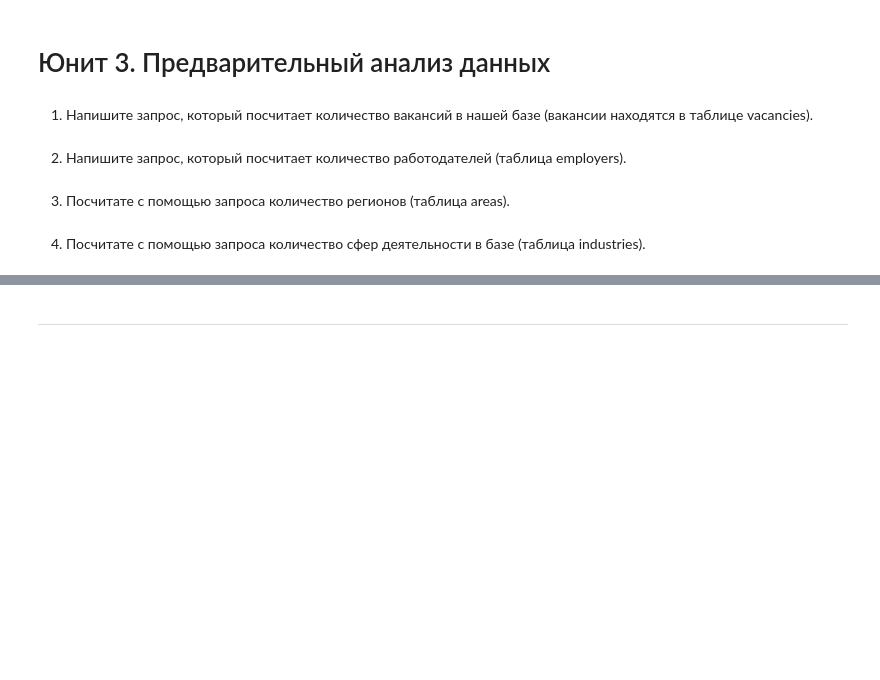
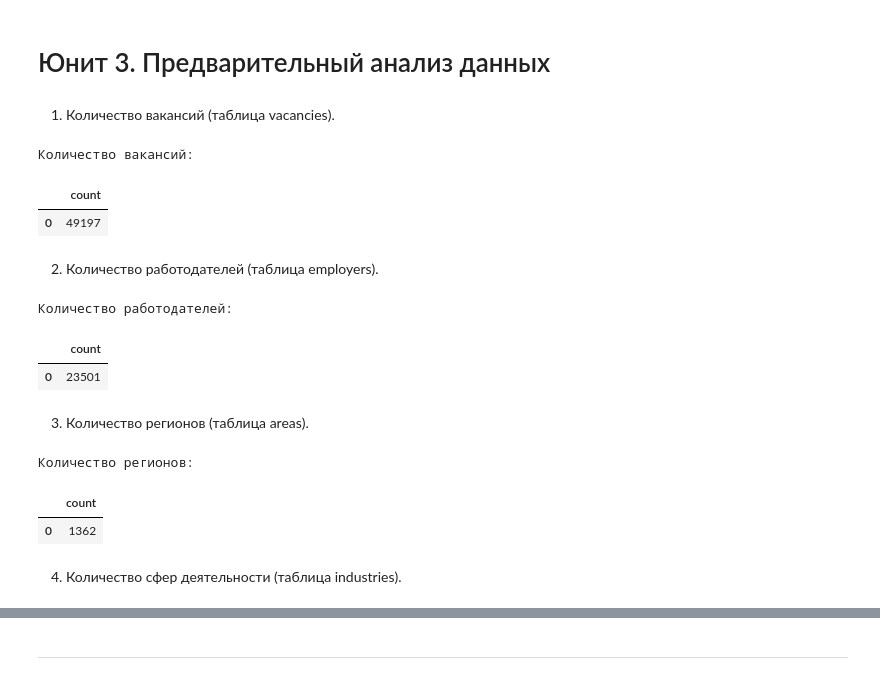
Before and after one commit to denis-marchenkov-sf/sf_headhunter_sql, a Jupyter notebook: main.ipynb, the cells around one changed output, grey strips where cells are left out. Cells and saved outputs as stored; diff of their text form; code cells hidden in the pictures; blank space fills up the shorter version.

```diff
--- a/main.ipynb
+++ b/main.ipynb
@@ -18,7 +28,7 @@ connection = psycopg2.connect(
 # %% [markdown]
 # Юнит 3. Предварительный анализ данных
 # %% [markdown]
-1. Напишите запрос, который посчитает количество вакансий в нашей базе (вакансии находятся в таблице vacancies).
+1. Количество вакансий (таблица vacancies).
 # %%
 # текст запроса
 query_3_1 = f'''
@@ -25,7 +41,15 @@ query_3_1 = f'''
 '''
 # %%
 # результат запроса
+df_vacancy_total = pd.read_sql_query(query_3_1, connection)
+
+print('Количество вакансий:')
+display(df_vacancy_total)
+# %% [output]
+Количество вакансий:
+|  | count |
+| 0 | 49197 |
 # %% [markdown]
-2. Напишите запрос, который посчитает количество работодателей (таблица employers).
+2. Количество работодателей (таблица employers).
 # %%
 # текст запроса
@@ -32,6 +64,14 @@ query_3_1 = f'''
 # %%
 # результат запроса
+df = pd.read_sql_query(query_3_2, connection)
+
+print('Количество работодателей:')
+display(df)
+# %% [output]
+Количество работодателей:
+|  | count |
+| 0 | 23501 |
 # %% [markdown]
-3. Посчитате с помощью запроса количество регионов (таблица areas).
+3. Количество регионов (таблица areas).
 # %%
 # текст запроса
@@ -38,6 +86,14 @@ query_3_1 = f'''
 # %%
 # результат запроса
+df = pd.read_sql_query(query_3_3, connection)
+
+print('Количество регионов:')
+display(df)
+# %% [output]
+Количество регионов:
+|  | count |
+| 0 | 1362 |
 # %% [markdown]
-4. Посчитате с помощью запроса количество сфер деятельности в базе (таблица industries).
+4. Количество сфер деятельности (таблица industries).
 # %%
 # текст запроса
```
Also changed, not shown: parts of 27 cells of this notebook, 5 other files.
